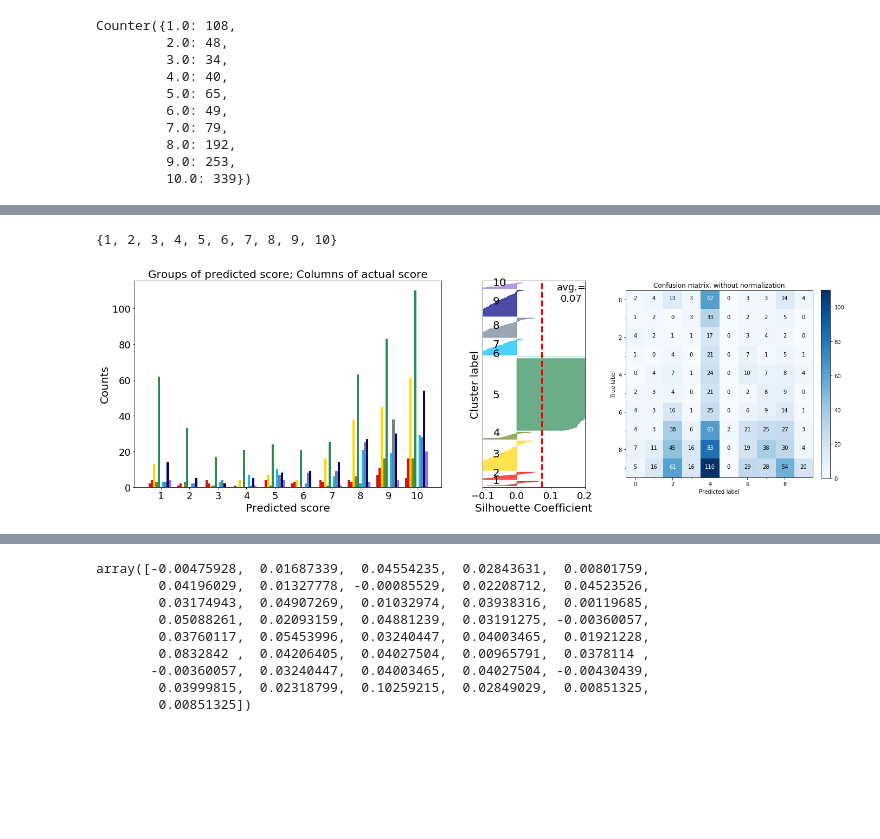
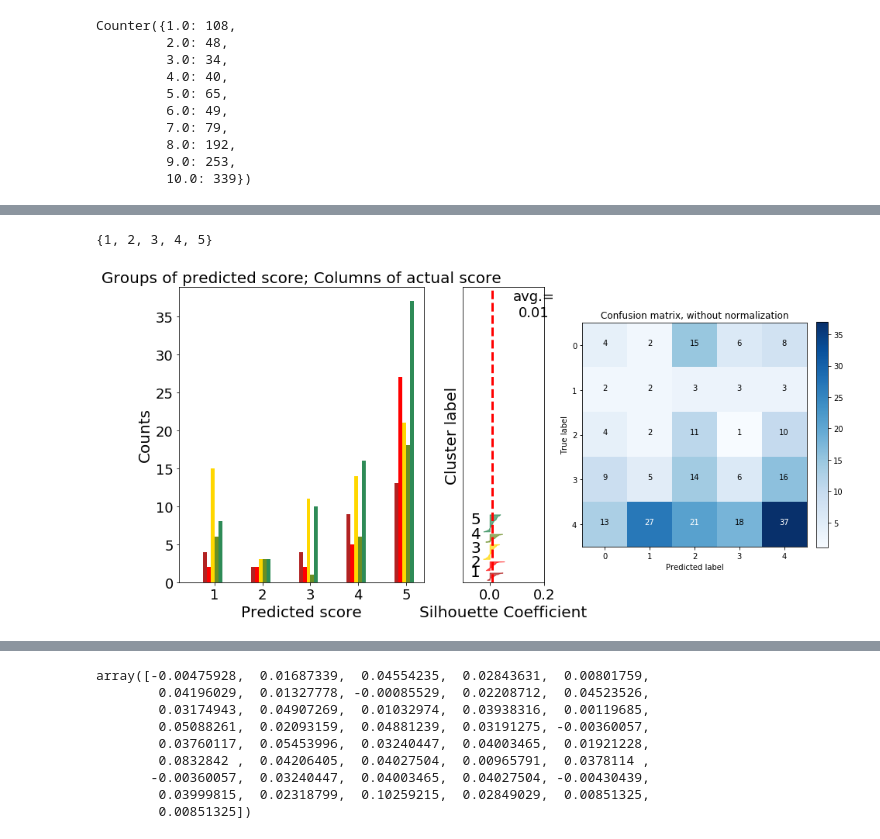
Before and after one commit to ebertucc/snooprx, a Jupyter notebook: All_models.ipynb, the cells around one changed output, grey strips where cells are left out. Saved outputs shown, nothing was run; the diff lists cells and outputs as text; code cells hidden in the pictures; blank space fills up the shorter version.

```diff
--- a/All_models.ipynb
+++ b/All_models.ipynb
@@ -476,6 +475,8 @@ Explained variance of the SVD step: 35%
 from sklearn.metrics import silhouette_samples, silhouette_score
 import matplotlib.cm as cm
 from matplotlib import gridspec
+# %%
+X_train_tfidf, X_test_tfidf, y_train, y_test = train_test_split(X, labels, test_size=0.2, random_state=0)
 # %%
 print("%d documents" % len(dataset.data))
 print("%d categories" % len(target_names))
@@ -525,17 +517,18 @@ km = MiniBatchKMeans(n_clusters=true_k, init='k-means++', n_init=1,
 
 print("Clustering sparse data with %s" % km)
 t0 = time()
-km.fit(X)
+km.fit(X_train_tfidf)
+# km.fit(X)
 print("done in %0.3fs" % (time() - t0))
 print()
 
-print("Homogeneity: %0.3f" % metrics.homogeneity_score(labels, km.labels_))
-print("Completeness: %0.3f" % metrics.completeness_score(labels, km.labels_))
-print("V-measure: %0.3f" % metrics.v_measure_score(labels, km.labels_))
+print("Homogeneity: %0.3f" % metrics.homogeneity_score(y_train, km.labels_))
+print("Completeness: %0.3f" % metrics.completeness_score(y_train, km.labels_))
+print("V-measure: %0.3f" % metrics.v_measure_score(y_train, km.labels_))
 print("Adjusted Rand-Index: %.3f"
-      % metrics.adjusted_rand_score(labels, km.labels_))
+      % metrics.adjusted_rand_score(y_train, km.labels_))
 print("Silhouette Coefficient: %0.3f"
-      % metrics.silhouette_score(X, km.labels_, sample_size=1000))
+      % metrics.silhouette_score(X_train_tfidf, km.labels_, sample_size=1000))
 
 
 print()
@@ -554,7 +547,10 @@ Silhouette Coefficient: 0.070
+# %%
+y_pred = km.predict(X_test_tfidf)
+y_true = y_test
 # %%
 if hasattr(km, 'labels_'):
                 y_pred = km.labels_.astype(np.int)
 else:
-                y_pred = km.predict(X)
+                y_pred = km.predict(X_test_tfidf)
 
-y_true = labels
+y_true = y_test
@@ -567,7 +567,7 @@ def non_picks(pick_id):
 y_pred = [pred+1 for pred in y_pred]
 print(set(y_pred))
 # %% [output]
-{1, 2, 3, 4, 5, 6, 7, 8, 9, 10}
+{1, 2, 3, 4, 5}
 # %%
 # x, y, feat_data, basemap, xLab, yLab, latLon_params = amassData(df3_sub, in_var_names, sliceType, depth = Depth)
 N_CLUSTERS = len(target_names)
@@ -605,10 +605,10 @@ tick_sz = 18
 colors = ['firebrick', 'red', 'gold', 'olivedrab', 'seagreen', 'lightseagreen', 'deepskyblue', 'slategray', 'navy', 'mediumpurple']
 
 
-fig, (ax1, ax2) = plt.subplots(nrows=1, ncols=2, figsize=figSize, facecolor='w')
-gs = gridspec.GridSpec(1, 3, width_ratios=[3, 1,2])
+fig, (ax1, ax2, ax3) = plt.subplots(nrows=1, ncols=3, figsize=figSize, facecolor='w')
+gs = gridspec.GridSpec(1, 3, width_ratios=[3, 1,3])
 
-score = metrics.silhouette_score(X, y_pred, metric='euclidean')
+score = metrics.silhouette_score(X_test_tfidf, y_pred, metric='euclidean')
 
 ax2 = plt.subplot(gs[1])
 ax2.set_xlim([-0.1, .2])
@@ -620,7 +620,7 @@ except:
     ax2.set_ylim([0, X.shape[0] + (N_CLUSTERS + 1) * 10])
 
 # Compute the silhouette scores for each sample
-sample_silhouette_values = silhouette_samples(X, y_pred)
+sample_silhouette_values = silhouette_samples(X_test_tfidf, y_pred)
 
 y_lower = 10
 y_pred = np.array(y_pred)
@@ -670,34 +670,34 @@ ax1 = plt.subplot(gs[0])
 N = N_CLUSTERS
 ind = np.arange(1,N+1)  # the x locations for the groups
 width = 0.08       # the width of the bars
 colors = ['firebrick', 'red', 'gold', 'olivedrab', 'seagreen', 'lightseagreen', 'deepskyblue', 'slategray', 'navy', 'mediumpurple']
 
 for score in np.arange(1,N+1):
     cts = filter_count_scores(score, y_pred, y_true)
     rects = ax1.bar((ind-.5*N*width)+(score-1)*width, cts, width, color=colors[score-1])
 
 plt.xticks([ik-.15*5 for ik in np.arange(1,N_CLUSTERS+1)],  np.arange(1,N_CLUSTERS+1), rotation='vertical')
 plt.xticks([ik for ik in np.arange(1,N_CLUSTERS+1)], np.arange(1,N_CLUSTERS+1), rotation='vertical')
 
 ax1.set_xlabel('Predicted score', fontsize=axis_sz)
 ax1.set_ylabel('Counts', fontsize=axis_sz)
 
 plt.title('Groups of predicted score; Columns of actual score', fontsize=axis_sz)
 
 xtickNames = ax1.get_xticklabels()
 ytickNames = ax1.get_yticklabels()
 
 plt.setp(ytickNames, rotation=0, fontsize=tick_sz)
 plt.setp(xtickNames, rotation=0, fontsize=tick_sz)
 
 ax3 = plt.subplot(gs[2])
 # Compute confusion matrix
 cnf_matrix = confusion_matrix(y_true, y_pred)
 np.set_printoptions(precision=2)
 plot_confusion_matrix(fig, ax3, cnf_matrix, classes=target_names,
                           title='Confusion matrix, without normalization')
 # %% [output]
-[figure, old version]
+[figure, new version]
 # %%
 blob_scores = []
 for ik in range(len(dataset.data)):
```
Also changed, not shown: parts of 12 cells of this notebook.
